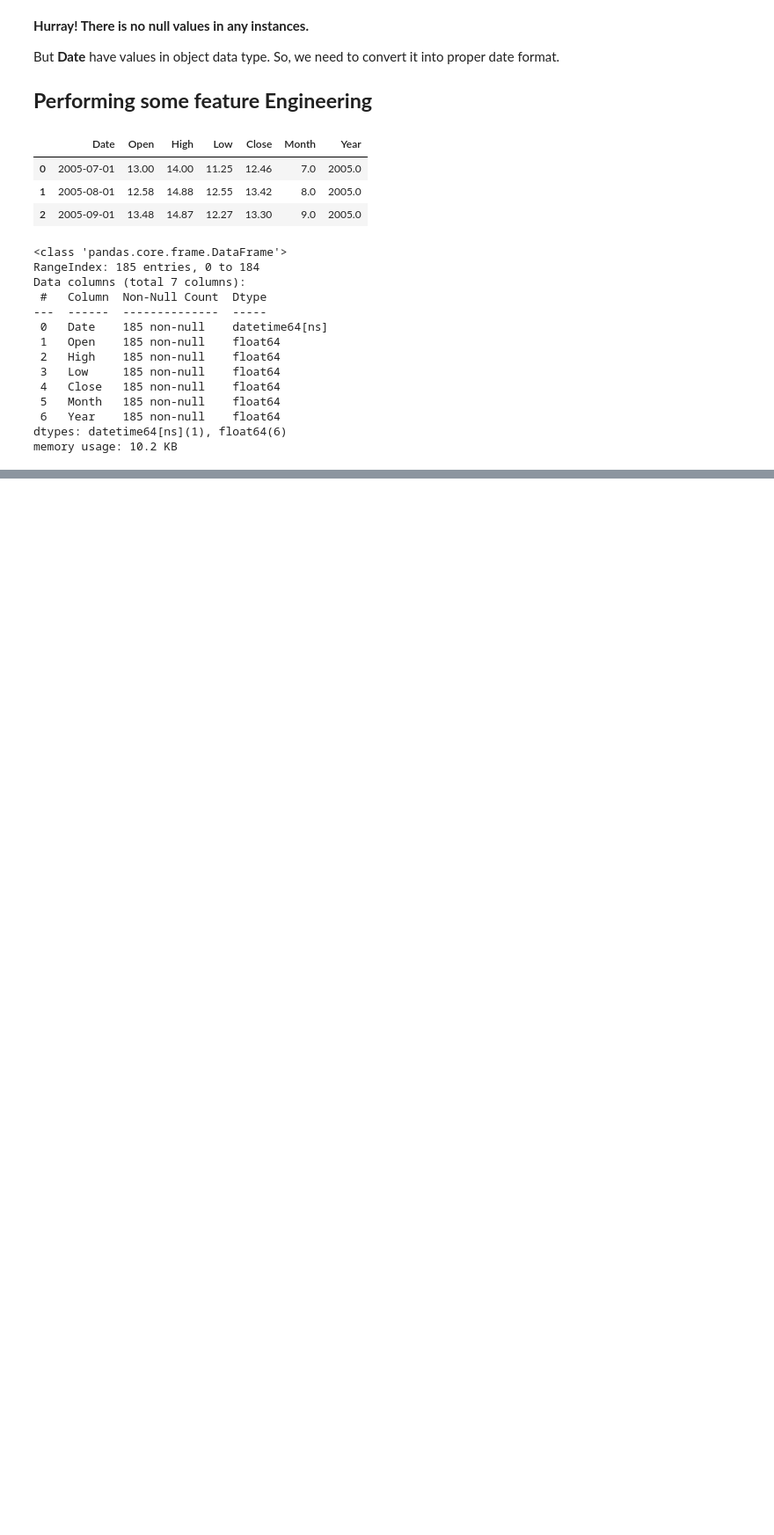
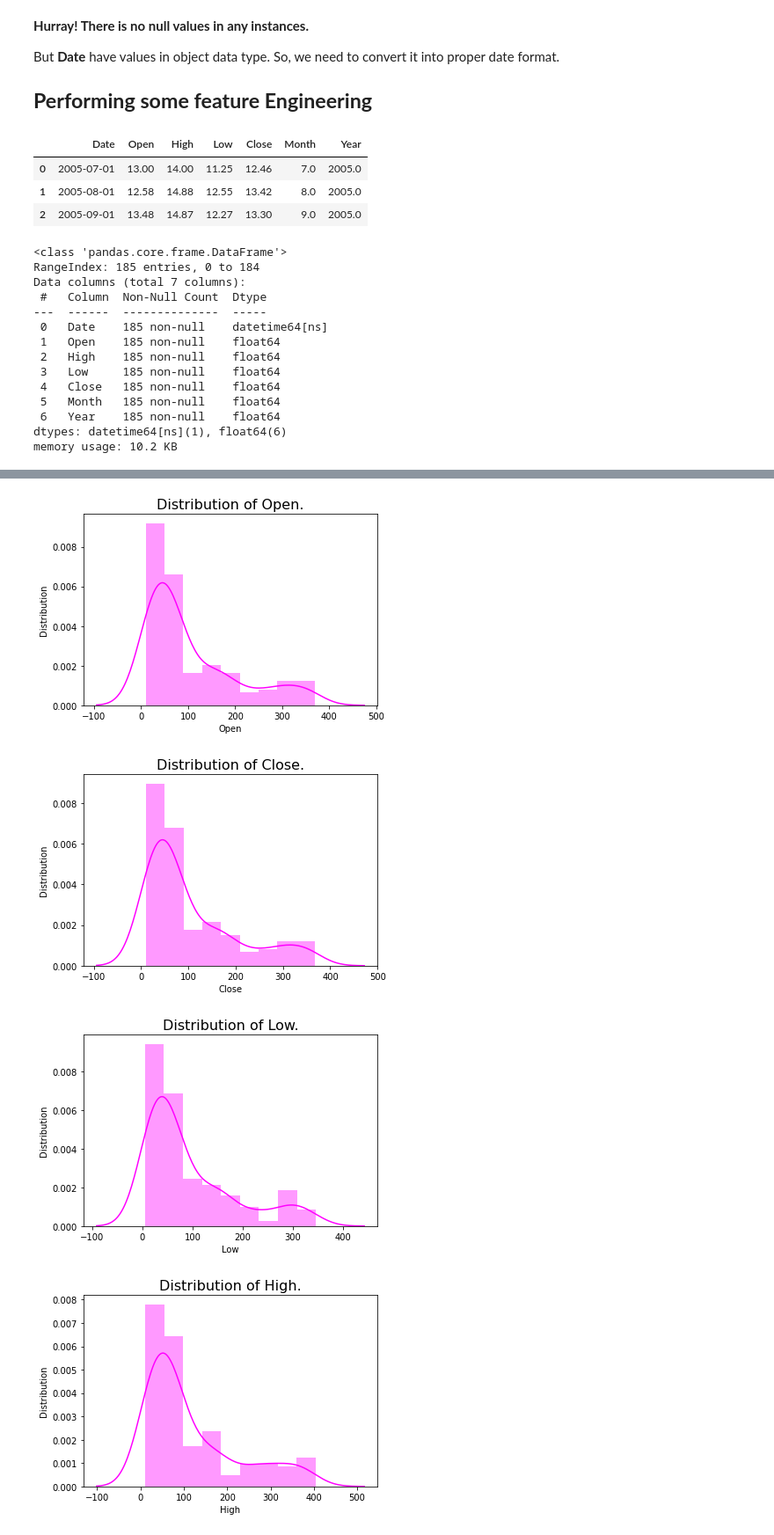
Before and after one commit to Mdanish2020/Yes_Bank_Stock_closing_Price_Prediction, a Jupyter notebook: ML_Capstone_project(Regression).ipynb, the cells around one changed output, grey strips where cells are left out. Shown at 88% size. Saved outputs shown, nothing was run; the diff lists cells and outputs as text; code cells hidden in the pictures; blank space fills up the shorter version.

```diff
--- a/ML_Capstone_project(Regression).ipynb
+++ b/ML_Capstone_project(Regression).ipynb
@@ -101,0 +130,14 @@ memory usage: 10.2 KB
+# %%
+#to know the distribution of different features
+features = ['Open','Close','Low','High']
+for col in features:
+  sns.distplot(stock_df[col],color = 'magenta')
+  plt.title('Distribution of '+col+".",fontsize = 16)
+  plt.xlabel(col)
+  plt.ylabel('Distribution')
+  plt.show()
+# %% [output]
+[figure, added]
+[figure, added]
+[figure, added]
+[figure, added]
```
Also changed, not shown: parts of 8 cells of this notebook.
